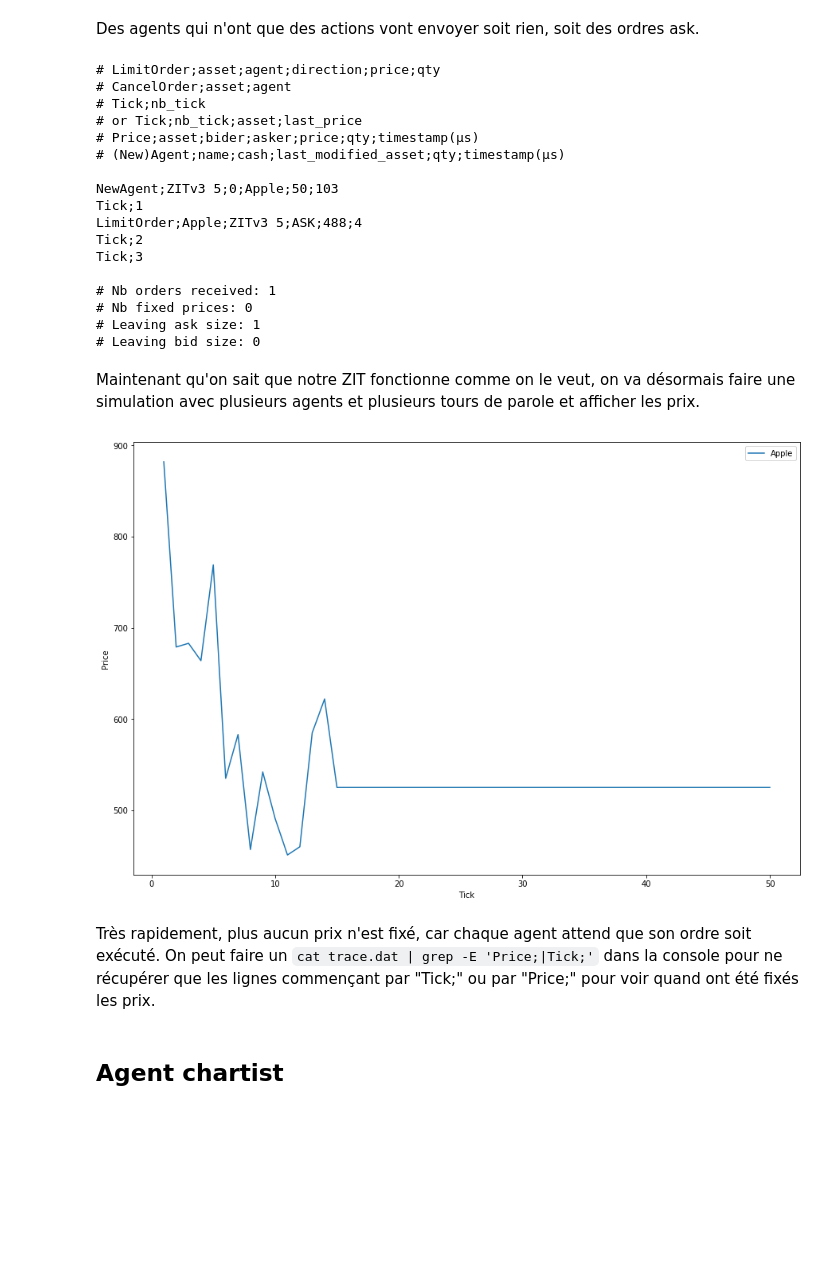
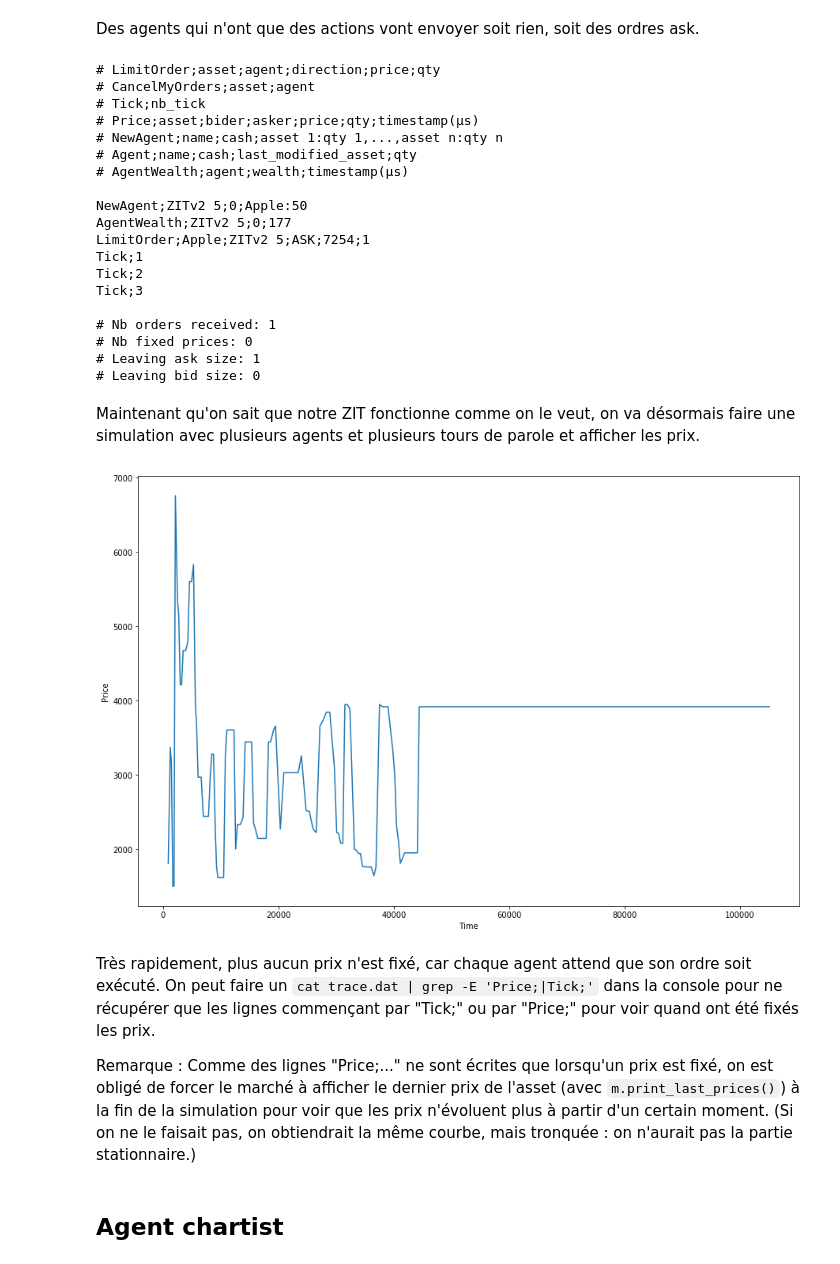
Before and after one commit to cristal-smac/atomPython, a Jupyter notebook: Agents.ipynb, the cells around one changed output. Saved outputs shown, nothing was run; the diff lists cells and outputs as text; code cells hidden in the pictures; blank space fills up the shorter version.

```diff
--- a/Agents.ipynb
+++ b/Agents.ipynb
@@ -27,15 +13,14 @@ class ZITTrader_v2(Trader):
 # %%
-out = open('trace.dat', 'w')
-m = Market(out)
-m.add_asset(OrderBook('Apple'))
-t1 = ZITTrader_v2(['Apple'], p_ask=0.3, p_bid=0.6)
-t2 = ZITTrader_v2(['Apple'], p_ask=0.6, p_bid=0.3)
+file = open('trace.dat', 'w')
+m = Market(['Apple'], out=file)
+t1 = ZITTrader(m, p_min=100, p_max=999, pb_ask=0.5, pb_bid=0.5)
+t2 = ZITTrader(m, p_min=100, p_max=999, pb_ask=0.1, pb_bid=0.1)
 m.add_trader(t1)
 m.add_trader(t2)
 for i in range(200):
     m.run_once()
 m.print_state()
-out.close()
+file.close()
 
 print(t1.get_infos(m))
 print(t2.get_infos(m))
@@ -114,9 +99,8 @@ Tick;1
 # %% [markdown]
 Des agents qui n'ont que du cash vont envoyer soit rien, soit des ordres bid.
 # %%
-m = Market()
-m.add_asset(OrderBook('Apple'))
-t = ZITTrader_v3(['Apple'], cash=10000)
+m = Market(['Apple'])
+t = ZITTrader_v2(m, cash=10000)
 m.add_trader(t)
 for i in range(3):
     m.run_once()
@@ -142,24 +128,25 @@ Tick;3
 # %% [markdown]
 Des agents qui n'ont que des actions vont envoyer soit rien, soit des ordres ask.
 # %%
-m = Market()
-m.add_asset(OrderBook('Apple'))
-t = ZITTrader_v3(['Apple'], initial_assets=[50])
+m = Market(['Apple'])
+t = ZITTrader_v2(m, initial_assets=[50])
 m.add_trader(t)
 for i in range(3):
     m.run_once()
 m.print_state()
 # %% [output]
 # LimitOrder;asset;agent;direction;price;qty
-# CancelOrder;asset;agent
+# CancelMyOrders;asset;agent
 # Tick;nb_tick
-# or Tick;nb_tick;asset;last_price
 # Price;asset;bider;asker;price;qty;timestamp(µs)
-# (New)Agent;name;cash;last_modified_asset;qty;timestamp(µs)
+# NewAgent;name;cash;asset 1:qty 1,...,asset n:qty n
+# Agent;name;cash;last_modified_asset;qty
+# AgentWealth;agent;wealth;timestamp(µs)
 
-NewAgent;ZITv3 5;0;Apple;50;103
+NewAgent;ZITv2 5;0;Apple:50
+AgentWealth;ZITv2 5;0;177
+LimitOrder;Apple;ZITv2 5;ASK;7254;1
 Tick;1
-LimitOrder;Apple;ZITv3 5;ASK;488;4
 Tick;2
 Tick;3
 
@@ -170,28 +157,29 @@ Tick;3
 # %% [markdown]
 Maintenant qu'on sait que notre ZIT fonctionne comme on le veut, on va désormais faire une simulation avec plusieurs agents et plusieurs tours de parole et afficher les prix.
 # %%
-out = open('trace.dat', 'w')
-m = Market(out)
-m.add_asset(OrderBook('Apple'))
+file = open('trace.dat', 'w')
+m = Market(['Apple'], out=file)
 for i in range(100):
-    m.add_trader(ZITTrader_v3(['Apple'], initial_assets=[50], cash=10000))
-for i in range(50):
+    m.add_trader(ZITTrader_v2(m, initial_assets=[50], cash=10000))
+for i in range(100):
     m.run_once()
+m.print_last_prices()
 m.print_state()
-out.close()
+file.close()
 
-Prices = process_prices_per_tick('trace.dat')
-for asset in Prices.keys():
-    plt.plot(Prices[asset][0], Prices[asset][1], '-', label=asset)
+T, P = extract_prices('trace.dat')['Apple']
+plt.plot(T, P, '-')
 plt.legend(loc='best')
-plt.xlabel('Tick')
+plt.xlabel('Time')
 plt.ylabel('Price')
 plt.show()
 # %% [output]
-[figure, old version]
+[figure, new version]
 # %% [markdown]
 Très rapidement, plus aucun prix n'est fixé, car chaque agent attend que son ordre soit exécuté.
 On peut faire un `cat trace.dat | grep -E 'Price;|Tick;'` dans la console pour ne récupérer que les lignes commençant par "Tick;" ou par "Price;" pour voir quand ont été fixés les prix.
+
+Remarque : Comme des lignes "Price;..." ne sont écrites que lorsqu'un prix est fixé, on est obligé de forcer le marché à afficher le dernier prix de l'asset (avec `m.print_last_prices()`) à la fin de la simulation pour voir que les prix n'évoluent plus à partir d'un certain moment. (Si on ne le faisait pas, on obtiendrait la même courbe, mais tronquée : on n'aurait pas la partie stationnaire.)
 # %% [markdown]
 ## Agent chartist
 # %% [markdown]
```
Also changed, not shown: parts of 27 cells of this notebook, 2 other files.
